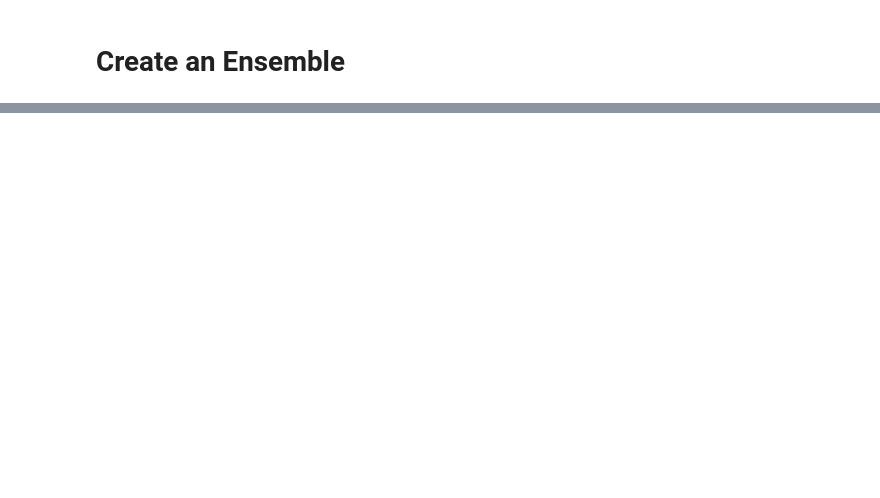
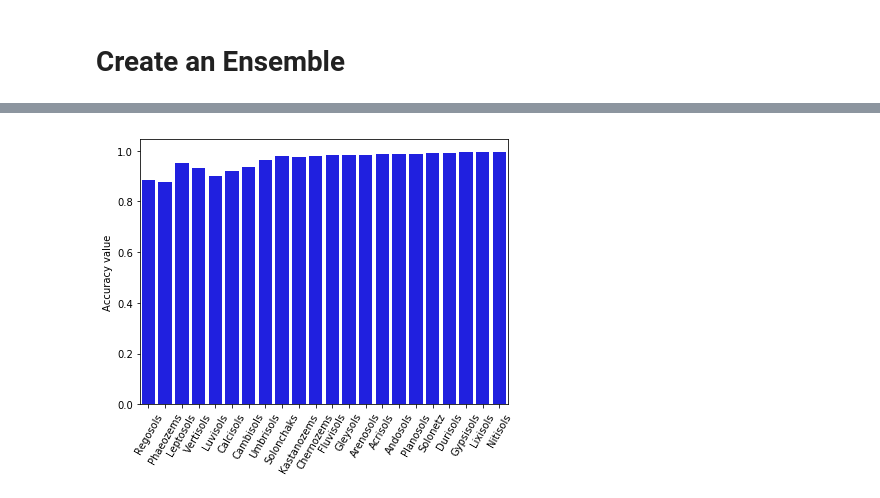
Before and after one commit to bgmartins/soil-classification, a Jupyter notebook: data_treatment/one_vs_all_rf.ipynb, the cells around one changed output, grey strips where cells are left out. Cells and saved outputs as stored; diff of their text form; code cells hidden in the pictures; blank space fills up the shorter version.

```diff
--- a/data_treatment/one_vs_all_rf.ipynb
+++ b/data_treatment/one_vs_all_rf.ipynb
@@ -92,5 +178,15 @@ for label in list(list(y.value_counts().keys())):
     ensemble[label] = {'y_train': y_train_binary, 'y_test': y_test_binary, 'classifier': clf_RF}
 
     preds_RF_val = clf_RF.predict(X_test.drop('profile_id', axis=1))
-    print(f'{label}: {cohen_kappa_score(preds_RF_val, y_test_binary)}')
+    print(f'{label} done')
+
+
+# General results
+preds_RF_val_ens = get_prediction(ensemble, X_test.drop('profile_id', axis=1))
+
+kappa = cohen_kappa_score( y_test, preds_RF_val_ens)
+accuracy = accuracy_score(y_test, preds_RF_val_ens)
+
+print(f'Kappa: {kappa}')
+print(f'Accuracy: {accuracy}')
 # %% [output]
@@ -148,0 +210,14 @@ array([-0.93456948, -0.85811313, -0.47500972, -0.3608269 ,  0.02318173,
+# %%
+for label in list(ensemble.keys()):
+    preds_RF_val = ensemble[label]['classifier'].predict(X_test.drop('profile_id', axis=1))
+    y_test_binary = ensemble[label]['y_test']
+    print(label)
+    kappa = cohen_kappa_score( y_test_binary, preds_RF_val)
+    accuracy = accuracy_score(y_test_binary, preds_RF_val)
+    print(f'Kappa: {kappa}')
+    print(f'Accuracy: {accuracy}')
+    print(f'Precision: {precision_score(y_test_binary, preds_RF_val, average="weighted")}')
+    print(f'Recall: {recall_score(y_test_binary, preds_RF_val, average="weighted")}')
+    print()
+    #plot_confusion_matrix_2(y_test_binary, preds_RF_val, classes=[0, 1])
+    results[label] = {'Kappa': kappa, 'Accuracy': accuracy}
@@ -148,0 +281,15 @@ array([-0.93456948, -0.85811313, -0.47500972, -0.3608269 ,  0.02318173,
+# %%
+list_values = [d['Accuracy'] for d in list(results.values())]
+#list_values = [d['Kappa'] for d in list(results.values())]
+
+plt.figure(figsize=(6,5))
+#plt.plot([-0.5, len(results)], [list_values[-1], list_values[-1]], color='red', linestyle='dashed')
+
+sns.barplot(list(results)[1:], list_values[1:], color='blue')
+
+plt.xticks(rotation=60)
+plt.ylabel('Accuracy value')
+plt.tight_layout()
+plt.savefig('one_vs_all.pdf')
+# %% [output]
+[figure, added]
```
Also changed, not shown: parts of 13 cells of this notebook, 8 other files.
